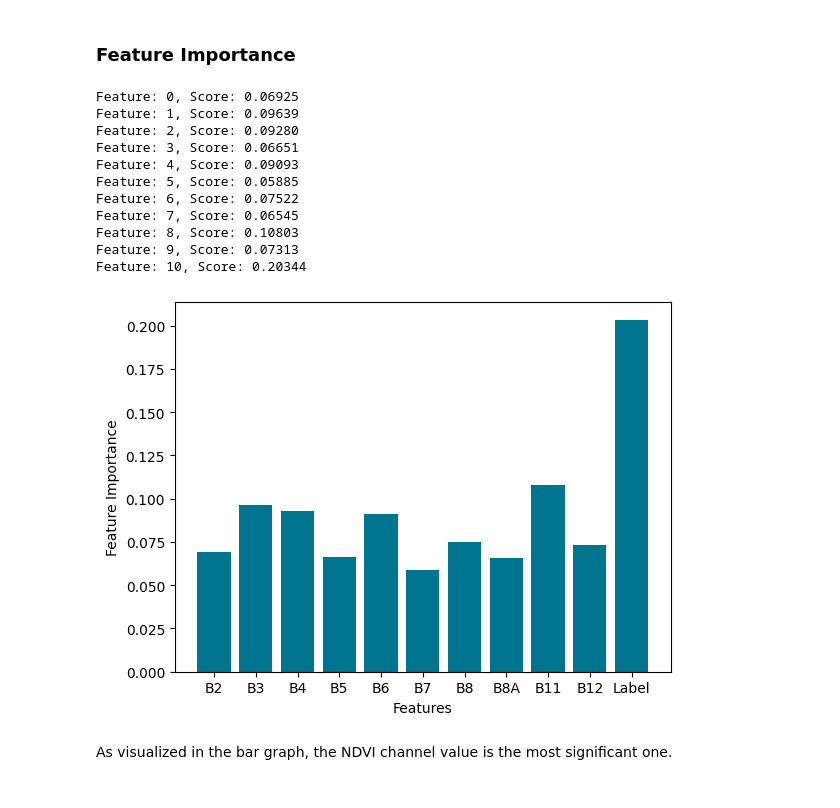
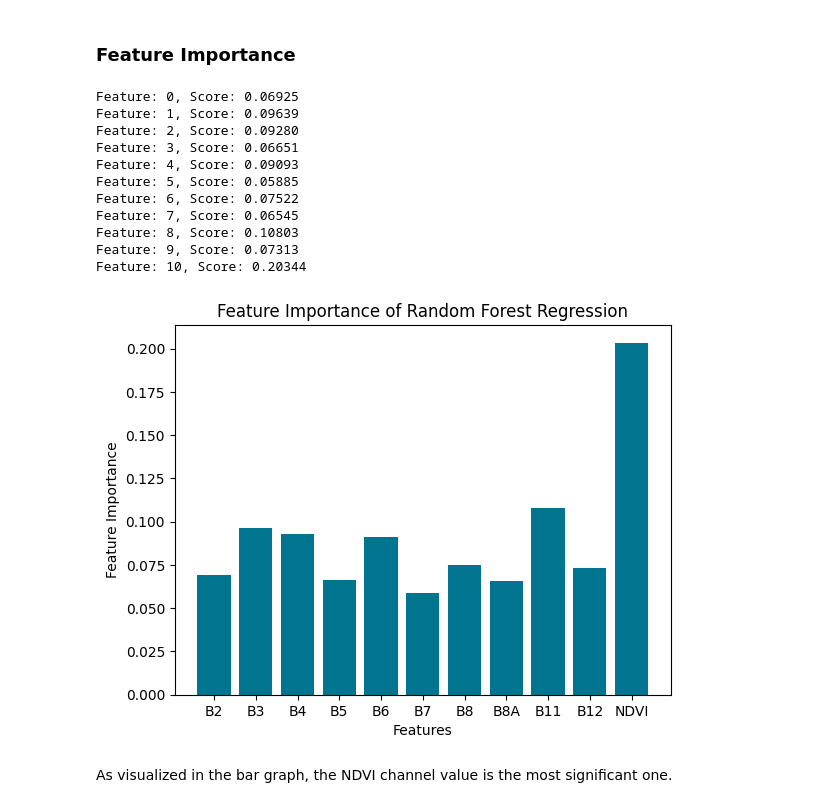
Before and after one commit to lgiesen/forest_height, a Jupyter notebook: notebooks/random_forest.ipynb, the cells around one changed output. Saved outputs shown, nothing was run; the diff lists cells and outputs as text; code cells hidden in the pictures.

Commit message:
:lipstick: improve prediction visualization

```diff
--- a/notebooks/random_forest.ipynb
+++ b/notebooks/random_forest.ipynb
@@ -43,29 +39,30 @@ MAE: 10.450072236026703; MSE: 152.5827937802089; RMSE: 12.352440802538133; MAPE:
 # %%
 import matplotlib.pyplot as plt
 # get importance
 # importance = rf_random.coef_
 importance = rf.feature_importances_
 # summarize feature importance
 for i,v in enumerate(importance):
     print('Feature: %0d, Score: %.5f' % (i,v))
 # plot feature importance
-plt.bar(['B2', 'B3', 'B4', 'B5', 'B6', 'B7', 'B8', 'B8A', 'B11', 'B12', 'Label'], importance, color="#01748F")
+plt.bar(['B2', 'B3', 'B4', 'B5', 'B6', 'B7', 'B8', 'B8A', 'B11', 'B12', 'NDVI'], importance, color="#01748F")
 plt.xlabel("Features")
 plt.ylabel("Feature Importance")
+plt.title("Feature Importance of Random Forest Regression")
 plt.show()
 # %% [output]
 Feature: 0, Score: 0.06925
 Feature: 1, Score: 0.09639
 Feature: 2, Score: 0.09280
 Feature: 3, Score: 0.06651
 Feature: 4, Score: 0.09093
 Feature: 5, Score: 0.05885
 Feature: 6, Score: 0.07522
 Feature: 7, Score: 0.06545
 Feature: 8, Score: 0.10803
 Feature: 9, Score: 0.07313
 Feature: 10, Score: 0.20344
-[figure, old version]
+[figure, new version]
 # %% [markdown]
 As visualized in the bar graph, the NDVI channel value is the most significant one.
 # %%
```
Also changed, not shown: parts of 13 cells of this notebook.
